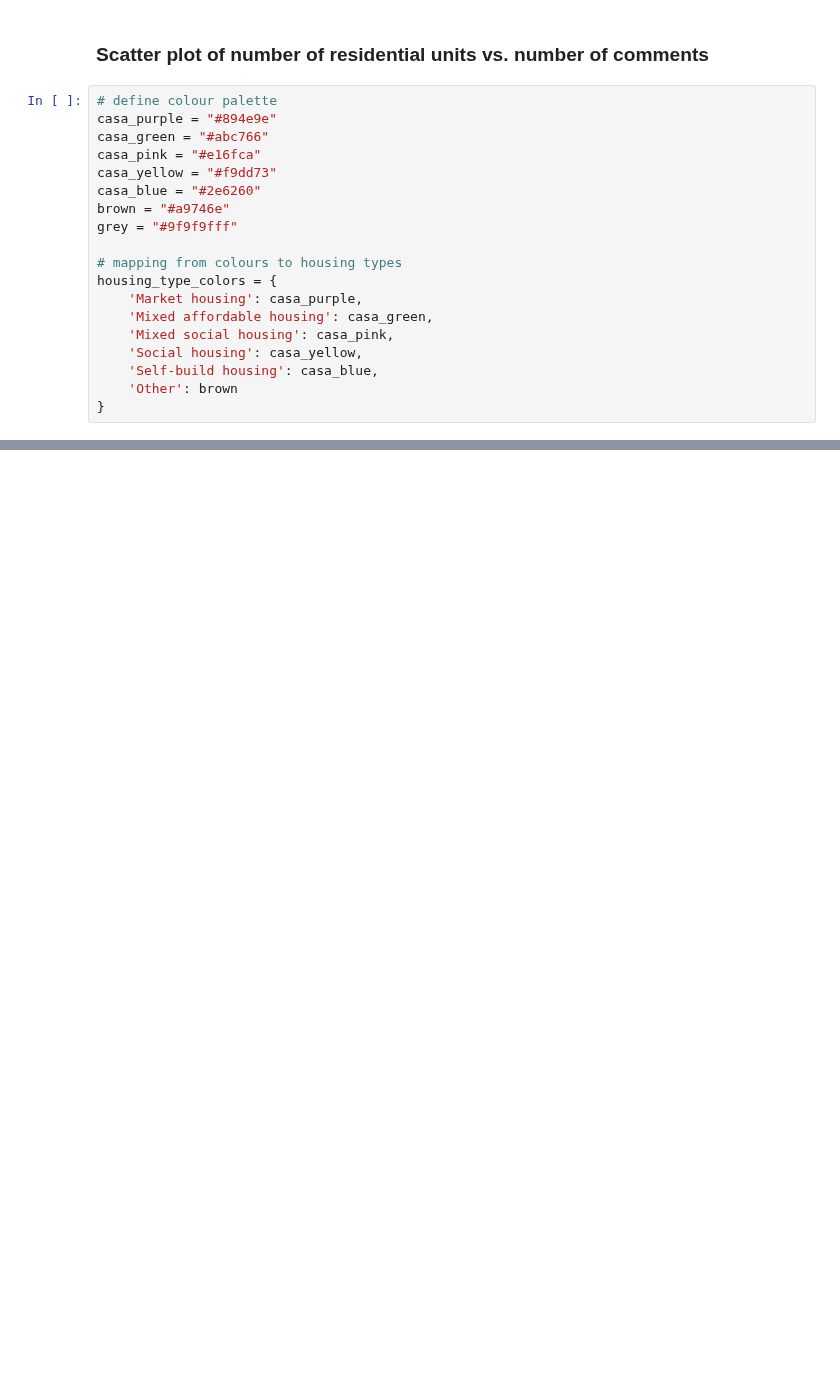
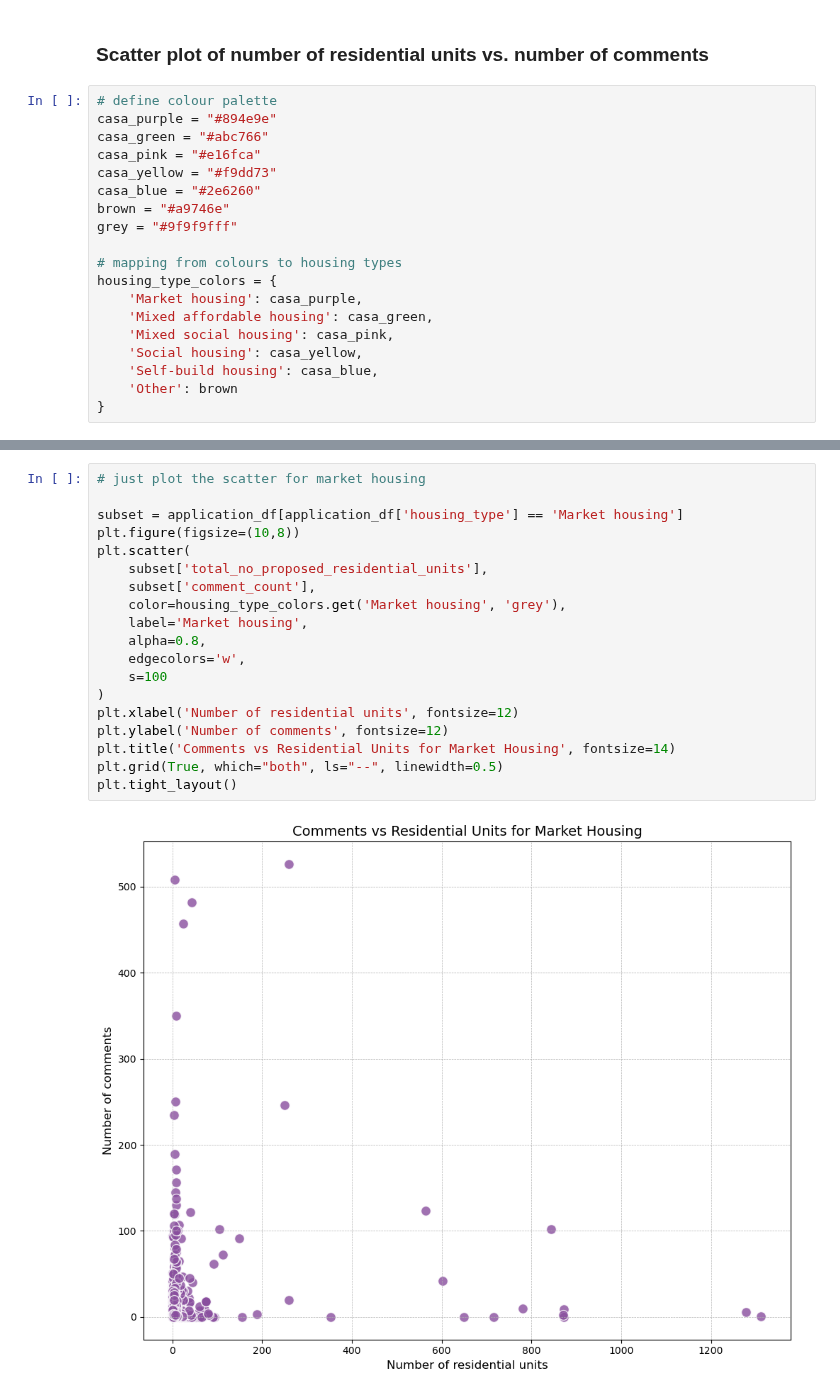
Before and after one commit to Bea-Taylor/nimby_nlp, a Jupyter notebook: notebooks/1_0_1_summary_analysis.ipynb, the cells around one changed output, grey strips where cells are left out. Cells and saved outputs as stored; diff of their text form; blank space fills up the shorter version.

```diff
--- a/notebooks/1_0_1_summary_analysis.ipynb
+++ b/notebooks/1_0_1_summary_analysis.ipynb
@@ -706,0 +724,21 @@ plt.show()
+# %%
+# just plot the scatter for market housing
+
+subset = application_df[application_df['housing_type'] == 'Market housing']
+plt.figure(figsize=(10,8))
+plt.scatter(
+    subset['total_no_proposed_residential_units'],
+    subset['comment_count'],
+    color=housing_type_colors.get('Market housing', 'grey'),
+    label='Market housing',
+    alpha=0.8,
+    edgecolors='w',
+    s=100
+)
+plt.xlabel('Number of residential units', fontsize=12)
+plt.ylabel('Number of comments', fontsize=12)
+plt.title('Comments vs Residential Units for Market Housing', fontsize=14)
+plt.grid(True, which="both", ls="--", linewidth=0.5)
+plt.tight_layout()
+# %% [output]
+[figure, added]
```
Also changed, not shown: parts of 7 cells of this notebook, 1 other file.
